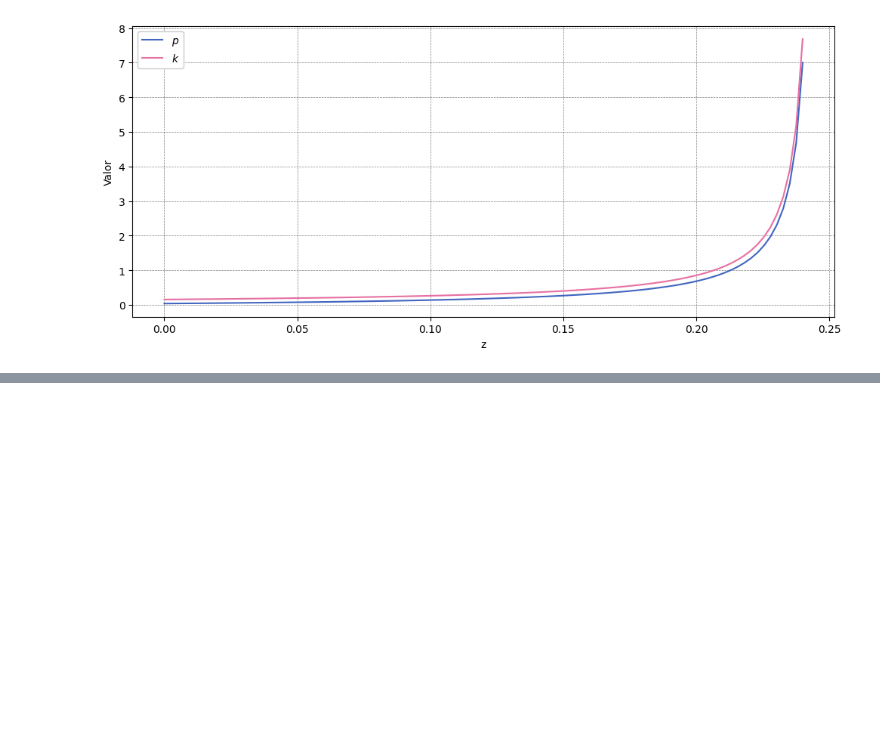
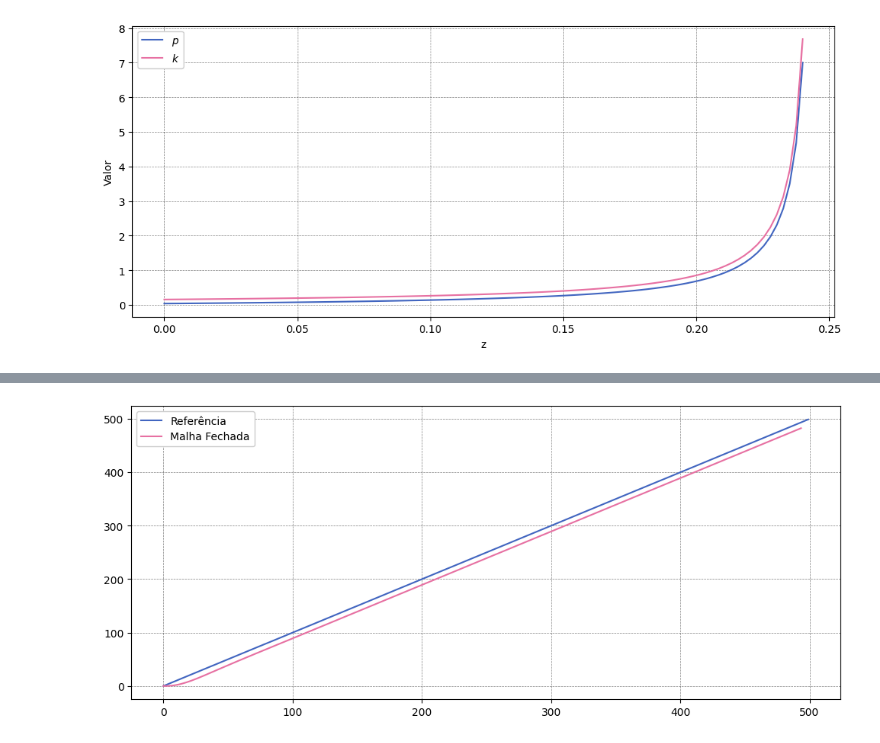
Before and after one commit to ErickNMA/TC, a Jupyter notebook: proj_LGR.ipynb, the cells around one changed output, grey strips where cells are left out. Saved outputs shown, nothing was run; the diff lists cells and outputs as text; code cells hidden in the pictures; blank space fills up the shorter version.

```diff
--- a/proj_LGR.ipynb
+++ b/proj_LGR.ipynb
@@ -94,0 +134,12 @@ plt.show()
+# %%
+#Resposta ao degrau:
+sol = ct.step_response(mf/s)
+
+#Plot da curva:
+plt.figure()
+plt.plot(np.arange(0,500), np.arange(0,500), label='Referência')
+plt.plot(sol[0], sol[1], label='Malha Fechada')
+plt.legend()
+plt.show()
+# %% [output]
+[figure, added]
```
Also changed, not shown: parts of 11 cells of this notebook.
